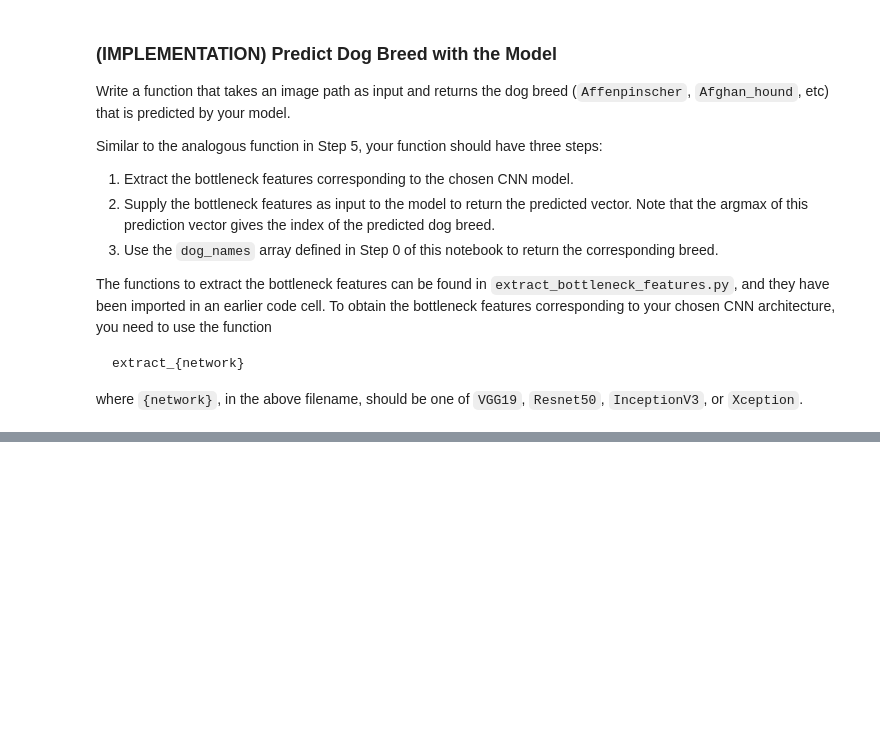
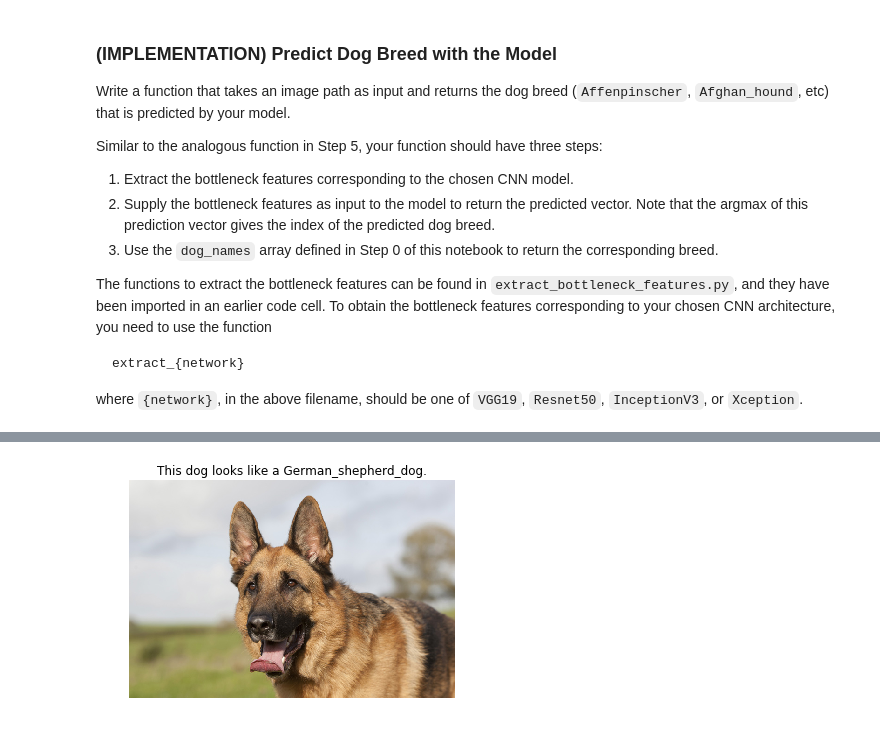
Before and after one commit to swang13/dog-breeds-classification, a Jupyter notebook: dog_app.ipynb, the cells around one changed output, grey strips where cells are left out. Cells and saved outputs as stored; diff of their text form; code cells hidden in the pictures; blank space fills up the shorter version.

```diff
--- a/dog_app.ipynb
+++ b/dog_app.ipynb
@@ -784,0 +803,4 @@ This dog looks like a ages/train/037.Brittany.
+# %%
+pred_show_breed('images/german-shepherd.jpg')
+# %% [output]
+[figure, added]
```
Also changed, not shown: parts of 18 cells of this notebook, 6 other files.
